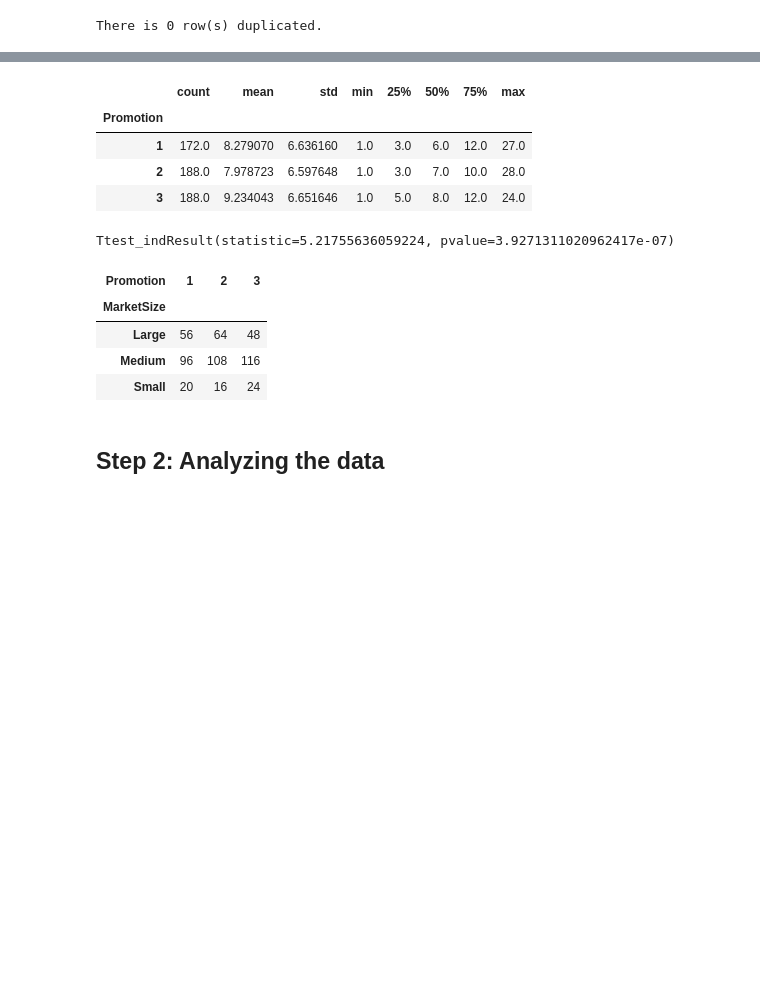
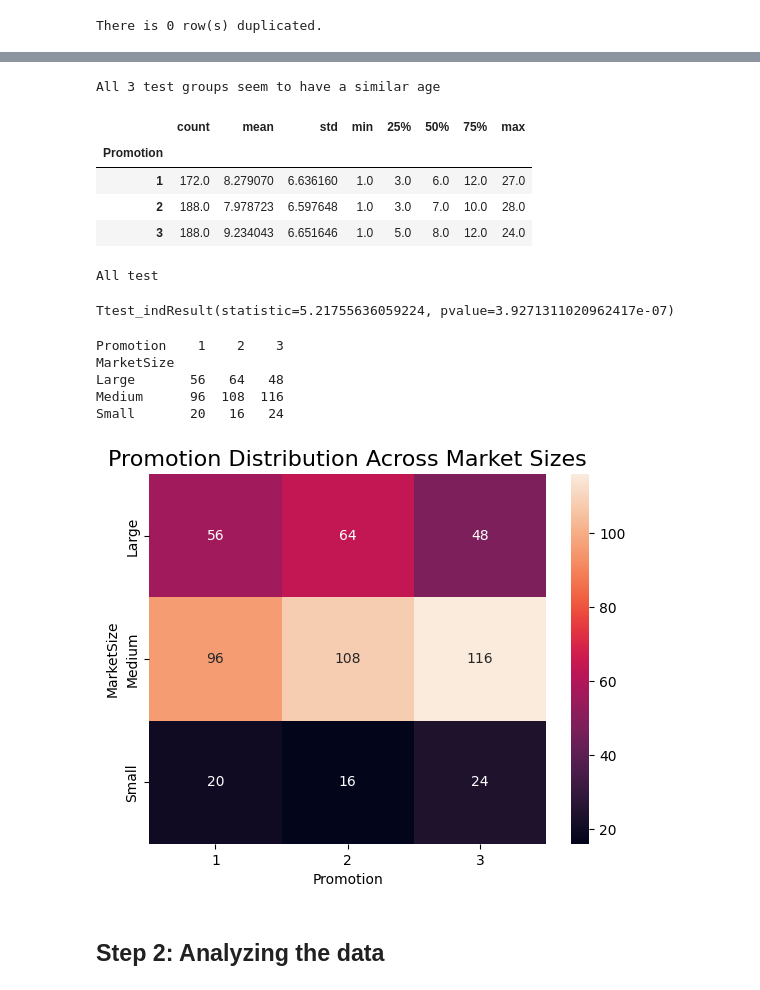
Before and after one commit to tan-yong-sheng/business_analytics, a Jupyter notebook: iv Data Analysis (Insight Generation)/Final Project/Assignment 5/EDA_Final_Project.ipynb, the cells around one changed output, grey strips where cells are left out. Cells and saved outputs as stored; diff of their text form; code cells hidden in the pictures; blank space fills up the shorter version.

```diff
--- a/iv Data Analysis (Insight Generation)/Final Project/Assignment 5/EDA_Final_Project.ipynb
+++ b/iv Data Analysis (Insight Generation)/Final Project/Assignment 5/EDA_Final_Project.ipynb
@@ -163,13 +252,20 @@ test
 # %%
+# Age of store across different promotions
+print("All 3 test groups seem to have a similar age")
 
-# Age of store across different promotions
 df2.groupby("Promotion")["AgeOfStore"].describe()
 # %% [output]
+All 3 test groups seem to have a similar age
 |  | count | mean | std | min | 25% | 50% | 75% | max |
 | Promotion |  |  |  |  |  |  |  |  |
 | 1 | 172.0 | 8.279070 | 6.636160 | 1.0 | 3.0 | 6.0 | 12.0 | 27.0 |
 | 2 | 188.0 | 7.978723 | 6.597648 | 1.0 | 3.0 | 7.0 | 10.0 | 28.0 |
 | 3 | 188.0 | 9.234043 | 6.651646 | 1.0 | 5.0 | 8.0 | 12.0 | 24.0 |
+# %%
+df2.groupby("Promotion")["MarketID"].describe()
+print("All test")
+# %% [output]
+All test
 # %%
 from scipy.stats import ttest_ind
 
@@ -178,15 +274,22 @@ ttest_ind(df2.loc[(df2["Promotion"] == 1) & (df2["MarketSize"]=="Large"), "Sales
          alternative="greater")
 # %% [output]
 Ttest_indResult(statistic=5.21755636059224, pvalue=3.9271311020962417e-07)
-# %%
-pandas.crosstab(df2["MarketSize"],
-                df2["Promotion"])
-# %% [output]
-| Promotion | 1 | 2 | 3 |
-| MarketSize |  |  |  |
-| Large | 56 | 64 | 48 |
-| Medium | 96 | 108 | 116 |
-| Small | 20 | 16 | 24 |
+# %%
+promotion_across_market_sizes = pandas.crosstab(df2["MarketSize"],
+                            df2["Promotion"])
+print(promotion_across_market_sizes)
+sns.heatmap(promotion_across_market_sizes, annot=True,
+            fmt=".4g")
+plt.title("Promotion Distribution Across Market Sizes",
+          fontsize=16)
+plt.show()
+# %% [output]
+Promotion    1    2    3
+MarketSize
+Large       56   64   48
+Medium      96  108  116
+Small       20   16   24
+[figure, added]
 # %% [markdown]
 ## Step 2: Analyzing the data
 # %% [markdown]
```
Also changed, not shown: parts of 21 cells of this notebook, 5 other files.
